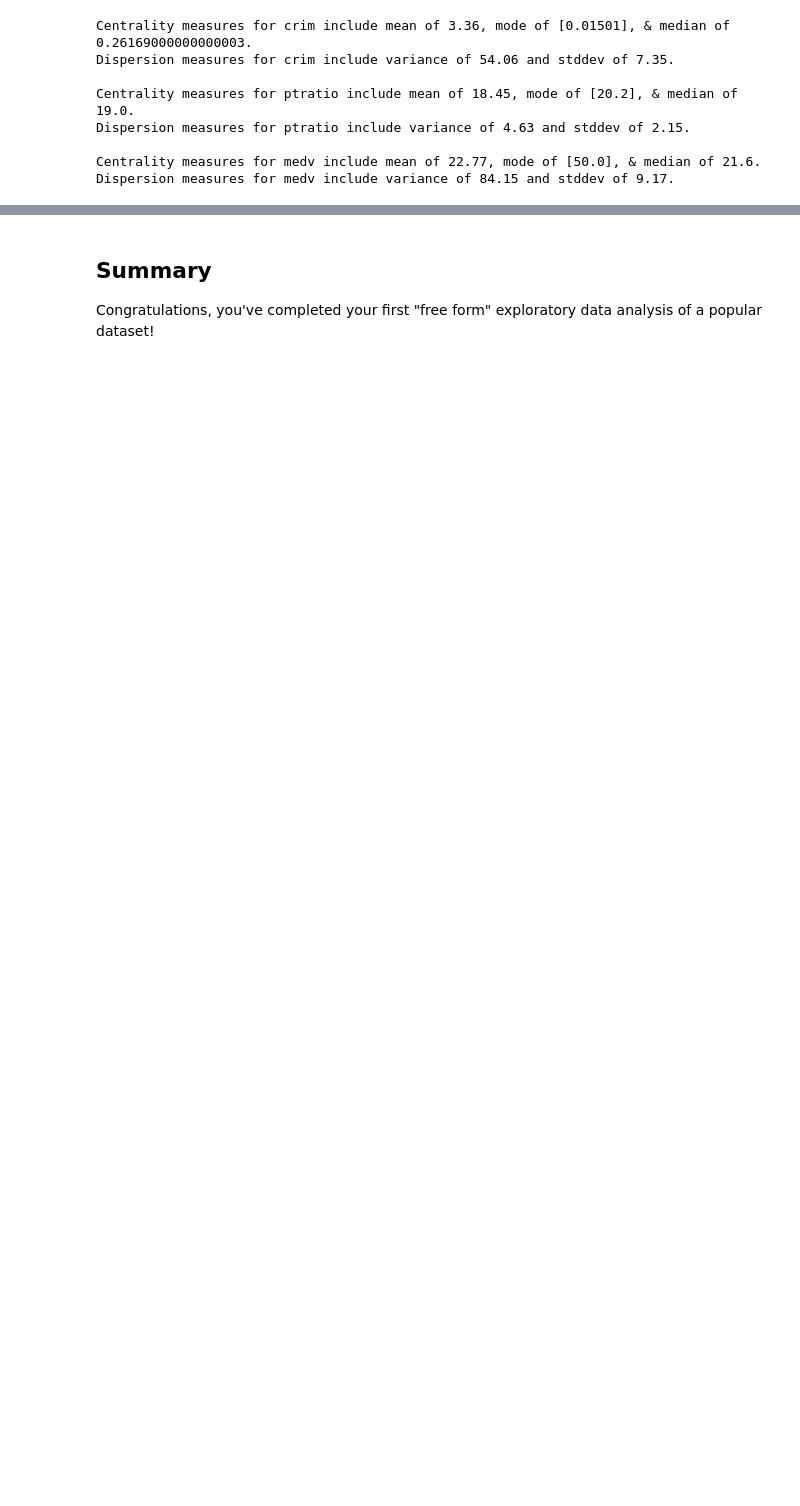
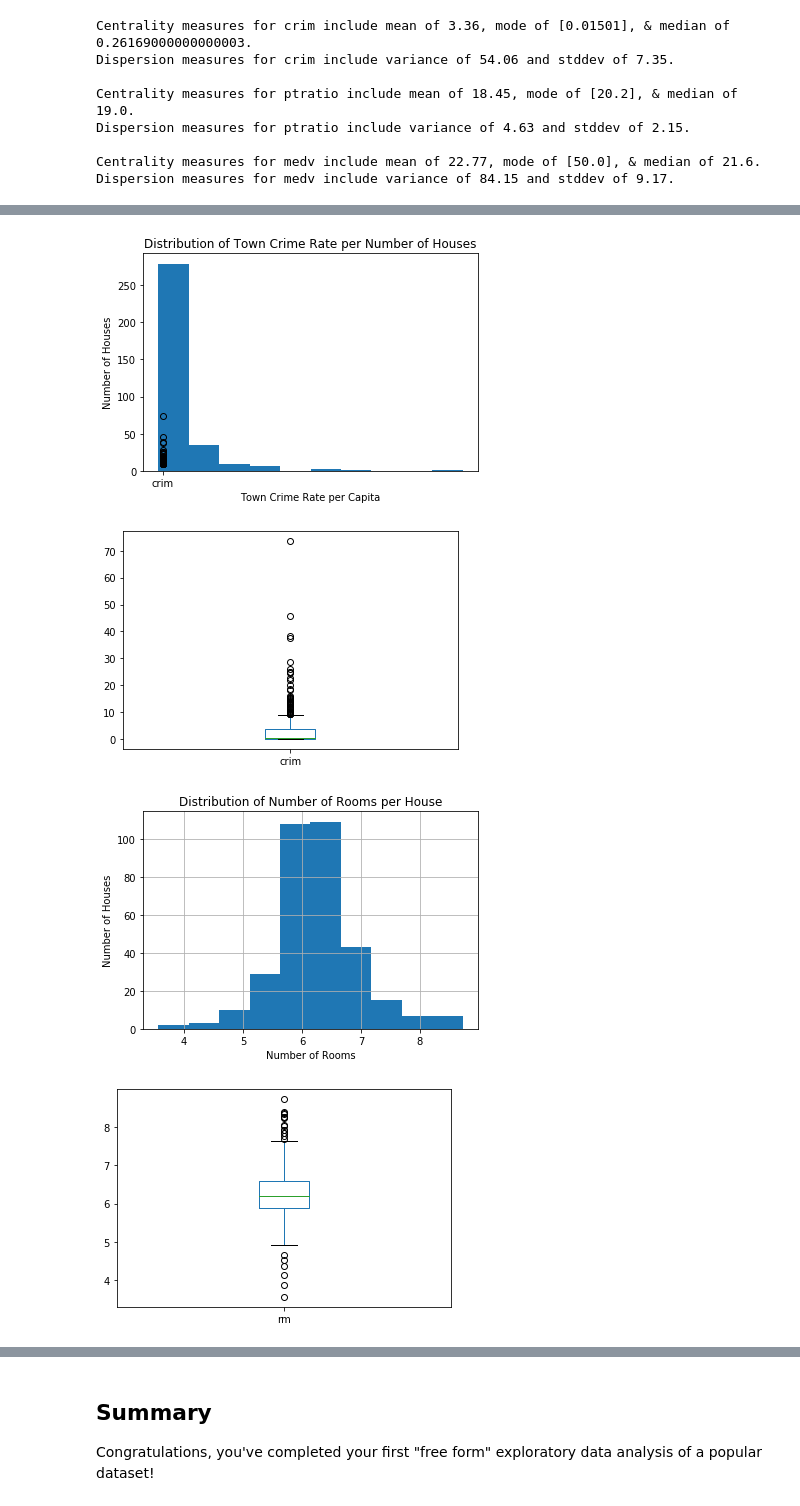
Before and after one commit to scottlou/dsc-project-eda-with-pandas-onl01-dtsc-pt-030220, a Jupyter notebook: index.ipynb, the cells around one changed output, grey strips where cells are left out. Saved outputs shown, nothing was run; the diff lists cells and outputs as text; code cells hidden in the pictures; blank space fills up the shorter version.

```diff
--- a/index.ipynb
+++ b/index.ipynb
@@ -204,0 +213,68 @@ Dispersion measures for medv include variance of 84.15 and stddev of 9.17.
+# %%
+## Look for graphs that show clear trends (skewed, normal distributions). NTS --> when they are "plotted against each other",
+## it's really a frequency distribution displayed with (histogram) which in this case is plotting the number of houses as the indep. var.
+## Examples of meaning subsets based on the historgams: crim (skewed), rm (skewed) , medv(normal), dis (skewed).
+## Though zn, chas, and lstat seem like they'd make meaning good candidates, they are all categorical data that don't
+## necessarily have well understood metrics. So...we're leaving 'em out.
+
+## Create Individual Histograms
+# df[''].hist();
+# plt.title('')
+# plt.xlabel('')
+# plt.ylabel('Number of Houses');
+
+## Create Individual Boxplots
+# df[''].plot(kind='box');
+
+
+# crim histogram and boxplot
+
+df['crim'].hist();
+plt.title('Distribution of Town Crime Rate per Number of Houses')
+plt.xlabel('Town Crime Rate per Capita')
+plt.ylabel('Number of Houses');df['crim'].plot(kind='box');
+plt.show()
+df['crim'].plot(kind='box');
+plt.show()
+
+# rm histogram and boxplot
+
+df['rm'].hist();
+plt.title('Distribution of Number of Rooms per House')
+plt.xlabel('Number of Rooms')
+plt.ylabel('Number of Houses');
+plt.show()
+df['rm'].plot(kind='box');
+plt.show()
+
+# medv histogram and boxplot
+
+df['medv'].hist();
+plt.title('Distribution of Median Value of Homes')
+plt.xlabel('Median Value of Homes')
+plt.ylabel('Number of Houses');
+plt.show()
+df['medv'].plot(kind='box');
+plt.show()
+
+# dis histogram and boxplot
+
+df['dis'].hist();
+plt.title('Distribution of Mean Distances to 5 Boston Employment Centers (5-BEC) from Houses')
+plt.xlabel('Mean Distance to 5-BEC')
+plt.ylabel('Number of Houses');
+plt.show()
+df['dis'].plot(kind='box');
+plt.show()
+
+## Investigate Correlations
+# for n, feat1 in enumerate(df.columns):
+#     for feat2 in df.columns[n+1:]:
+#         r2 = np.corrcoef(df[feat1], df[feat2])[0][1]
+#         if r2 > .7:
+#             print('{} and {} have a correlation coefficient of {}!'.format(feat1, feat2, r2))
+# %% [output]
+[figure, added]
+[figure, added]
+[figure, added]
+[figure, added]
```
Also changed, not shown: parts of 9 cells of this notebook.
